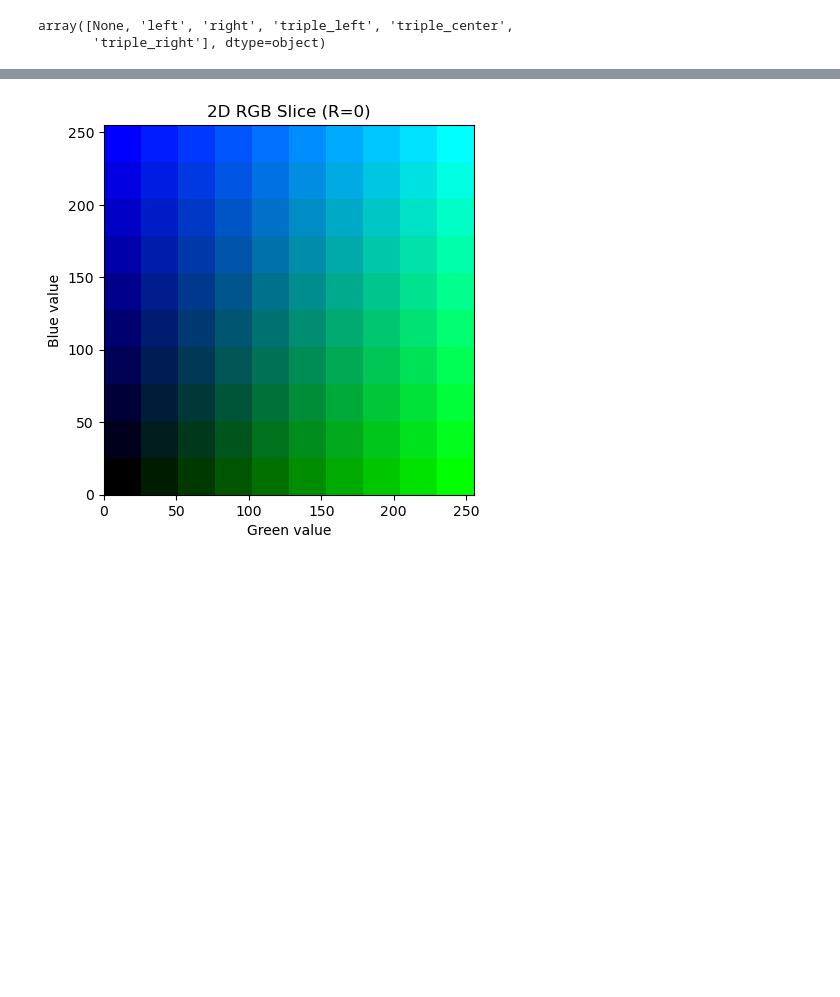
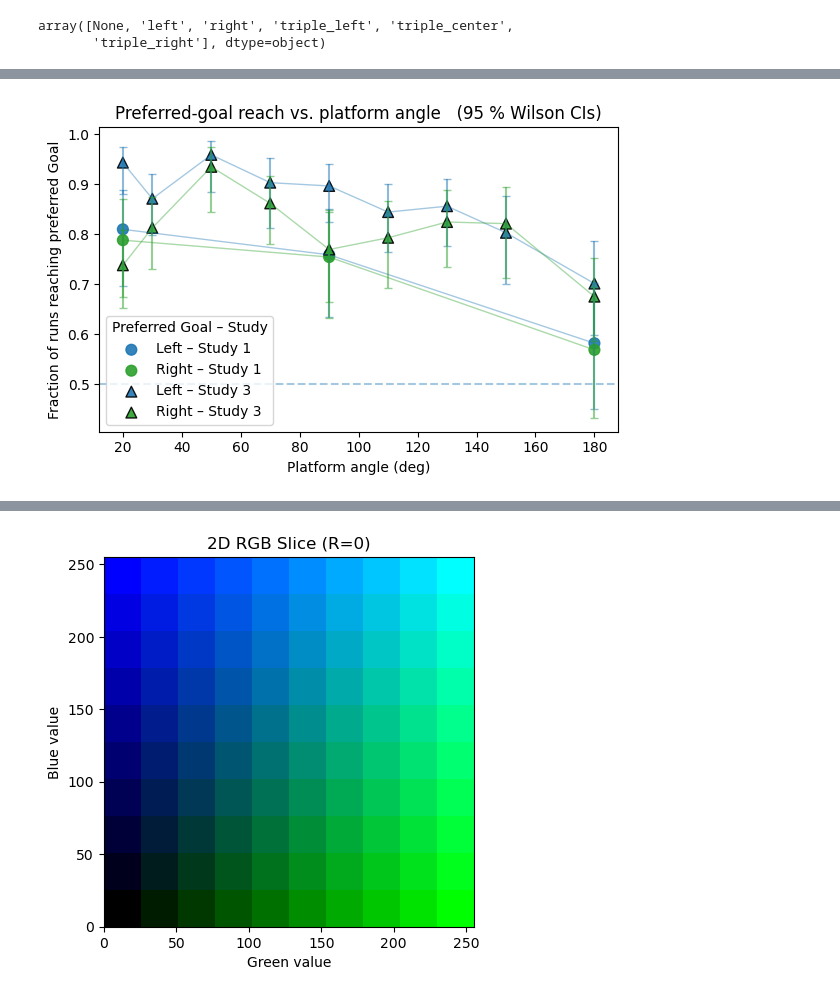
Before and after one commit to AugustPa/VRDataAnalysis, a Jupyter notebook: Ants/data_exploration_color_bias_Geometry2.ipynb, the cells around one changed output, grey strips where cells are left out. Drawn from its saved outputs; the diff is of its cells as text; code cells hidden in the pictures; blank space fills up the shorter version.

```diff
--- a/Ants/data_exploration_color_bias_Geometry2.ipynb
+++ b/Ants/data_exploration_color_bias_Geometry2.ipynb
@@ -512,3 +491,95 @@ plt.show()
+# %%
+df_cut_path_pickle = '/Users/apaula/src/VRDataAnalysis/Ants/preprocessed_data/color_bias_geometry3/df_cut.pkl'
+results_df_path_pickle = '/Users/apaula/src/VRDataAnalysis/Ants/preprocessed_data/color_bias_geometry3/results_df.pkl'
+df_cut_3 = pd.read_pickle(df_cut_path_pickle)
+results_df_3 = pd.read_pickle(results_df_path_pickle)
+# %%
+import re, pandas as pd, matplotlib.pyplot as plt
+from statsmodels.stats.proportion import proportion_confint
+
+# ---------- helper ----------------------------------------------------
+angle_pat = re.compile(r'(\d+)[°d]')
+
+def platform_angle(cfg: str):
+    if "constantSize_BlueCylinder_BlueGreenCylinder" in cfg:  return 20
+    if "constantSize_BlueGreenCylinder_BlueCylinder" in cfg:  return 20
+    if "BlackCylinder_BlackCylinder" in cfg:                  return None
+    m = angle_pat.search(cfg)
+    return float(m.group(1)) if m else None
+
+def one_study(df_cut, results_df, study_tag):
+    """Return a DataFrame with one row per config for a single study."""
+    joined = df_cut.merge(results_df[['UniqueTrialID','FirstReachedGoal']],
+                          on='UniqueTrialID', how='left')
+
+    rows = []
+    for cfg, g in joined.groupby('ConfigFile'):
+        if 'center_only_configs' in globals() and cfg in center_only_configs:
+            continue
+
+        res   = results_df.loc[results_df['UniqueTrialID'].isin(g['UniqueTrialID'])]
+        left  = (res['FirstReachedGoal']=='left').sum()
+        right = (res['FirstReachedGoal']=='right').sum()
+        n     = left+right
+        if n == 0:   continue
+
+        ang = platform_angle(cfg)
+        if ang is None:   continue
+
+        p_left       = left/n
+        lo, hi       = proportion_confint(left, n, .05, 'wilson')
+
+        if   "BlueGreenCylinder_BlueCylinder" in cfg:   colour, label = 'tab:blue',  'BG→B'
+        elif "BlueCylinder_BlueGreenCylinder" in cfg:   colour, label = 'tab:green', 'B→BG'
+        else:                                          colour, label = 'tab:orange','other'
+
+        rows.append(dict(study=study_tag, angle=ang,
+                         p_left=p_left, lo=lo, hi=hi,
+                         colour=colour, label=label))
+    return pd.DataFrame(rows)
+
+# ---------- collect both studies -------------------------------------
+df1 = one_study(df_cut,  results_df,   'Study 1')
+df3 = one_study(df_cut_3, results_df_3, 'Study 3')
+df  = pd.concat([df1, df3], ignore_index=True)
+
+# flip the right-preferred configs
+flip = df['label'] == 'B→BG'
+df.loc[flip, ['p_left','lo','hi']] = 1 - df.loc[flip, ['p_left','hi','lo']].values
+df.rename(columns={'p_left':'p_pref', 'lo':'lo_pref', 'hi':'hi_pref'}, inplace=True)
+
+# ---------- plot ------------------------------------------------------
+marker_map = {'Study 1':  'o',   # solid circle
+              'Study 3': '^'}    # triangle
+
+plt.figure(figsize=(6,4))
+label_map = {'BG→B':'Left', 'B→BG':'Right', 'other':'Symmetric'}
+
+for (study,lbl), grp in df.groupby(['study','label']):
+    grp = grp.sort_values('angle')
+    plt.scatter(grp['angle'], grp['p_pref'],
+                c=grp['colour'], marker=marker_map[study],
+                edgecolor='k' if study=='Study 3' else None,
+                s=60, alpha=.9,
+                label=f"{label_map[lbl]} – {study}")
+    plt.plot(grp['angle'], grp['p_pref'],
+             c=grp['colour'].iloc[0], lw=1, alpha=.4)
+
+    plt.errorbar(grp['angle'], grp['p_pref'],
+                 yerr=[grp['p_pref']-grp['lo_pref'],
+                       grp['hi_pref']-grp['p_pref']],
+                 fmt='none', ecolor=grp['colour'].iloc[0],
+                 alpha=.5, capsize=3)
+
+plt.axhline(.5, ls='--', alpha=.4)
+plt.xlabel('Platform angle (deg)')
+plt.ylabel('Fraction of runs reaching preferred Goal')
+plt.title('Preferred-goal reach vs. platform angle   (95 % Wilson CIs)')
+plt.legend(title='Preferred Goal – Study')
+plt.tight_layout()
+plt.show()
+# %% [output]
+[figure, added]
 # %%
 df_cut.columns
 # %% [output]
```
Also changed, not shown: parts of 16 cells of this notebook, 5 other files.
